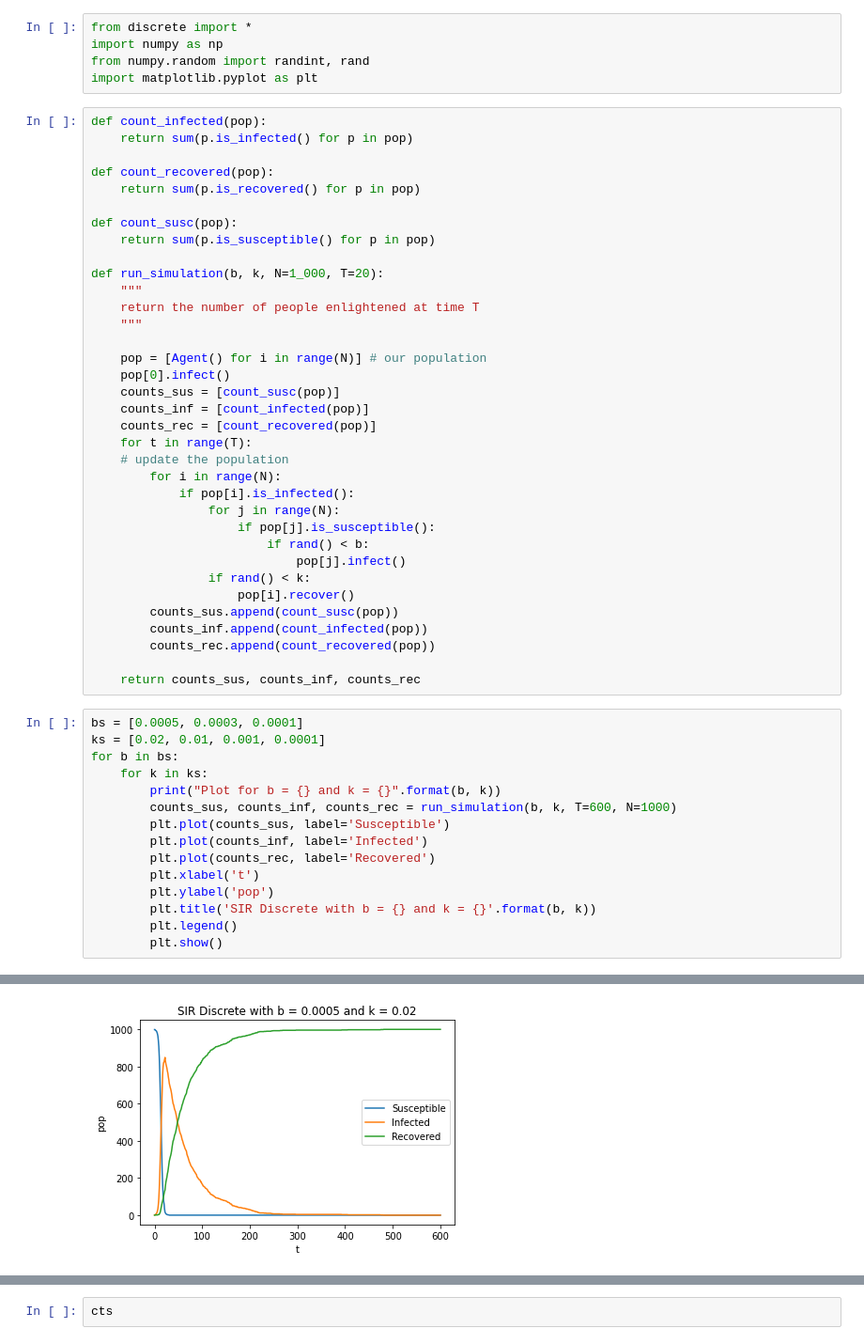
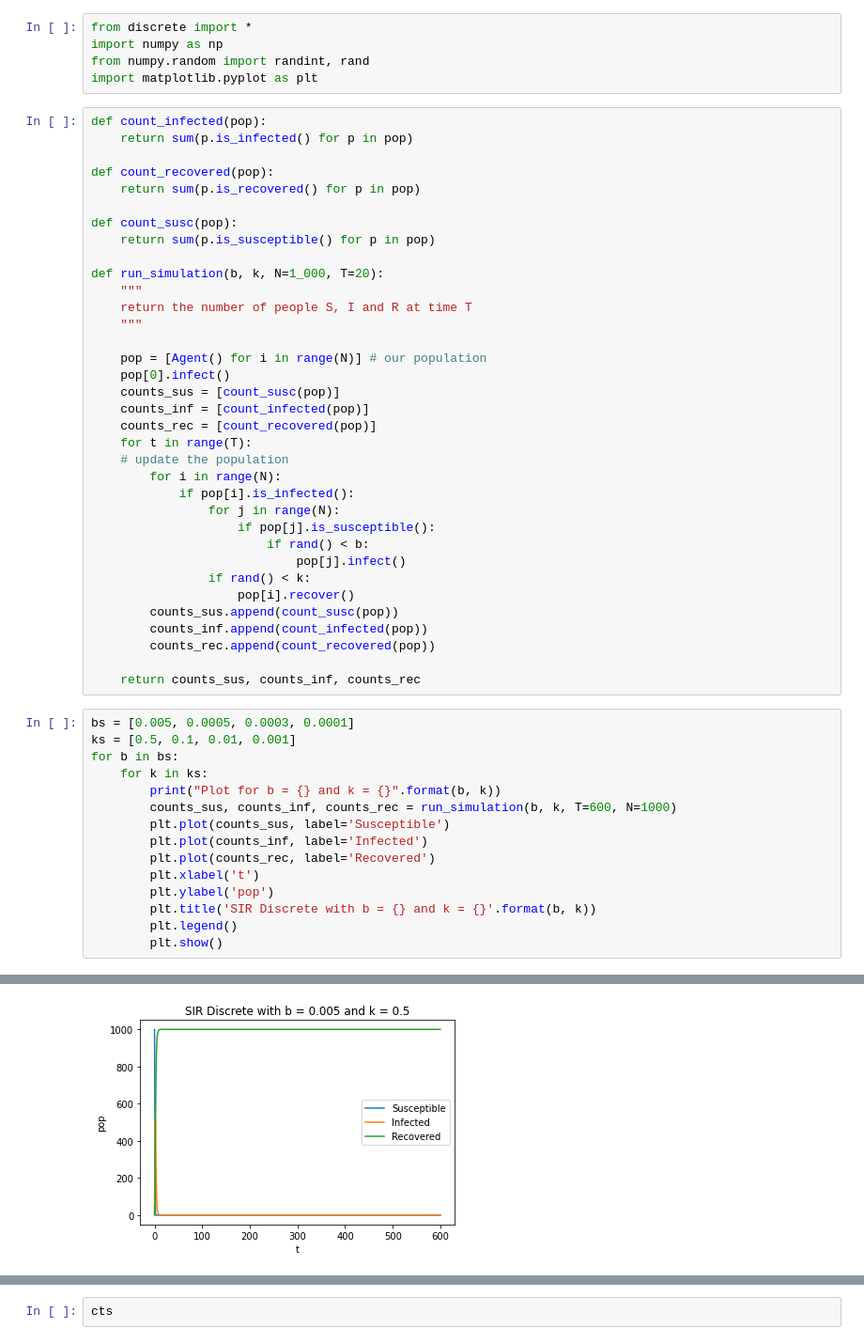
Before and after one commit to caam37830/project-group-1, a Jupyter notebook: scripts/discrete.ipynb, the cells around one changed output, grey strips where cells are left out. Shown: that part at 94% size. Cells and saved outputs as stored; diff of their text form.

Commit message:
Changed graph script and simulation output

```diff
--- a/scripts/discrete.ipynb
+++ b/scripts/discrete.ipynb
@@ -15,7 +15,7 @@ def count_susc(pop):
 
 def run_simulation(b, k, N=1_000, T=20):
     """
-    return the number of people enlightened at time T
+    return the number of people S, I and R at time T
     """
 
     pop = [Agent() for i in range(N)] # our population
@@ -39,8 +39,8 @@ def run_simulation(b, k, N=1_000, T=20):
 
     return counts_sus, counts_inf, counts_rec
 # %%
-bs = [0.0005, 0.0003, 0.0001]
-ks = [0.02, 0.01, 0.001, 0.0001]
+bs = [0.005, 0.0005, 0.0003, 0.0001]
+ks = [0.5, 0.1, 0.01, 0.001]
 for b in bs:
     for k in ks:
         print("Plot for b = {} and k = {}".format(b, k))
@@ -58 +58 @@ Plot for b = 0.0005 and k = 0.02
-[figure, old version]
+[figure, new version]
```
Also changed, not shown: parts of 2 cells of this notebook.
